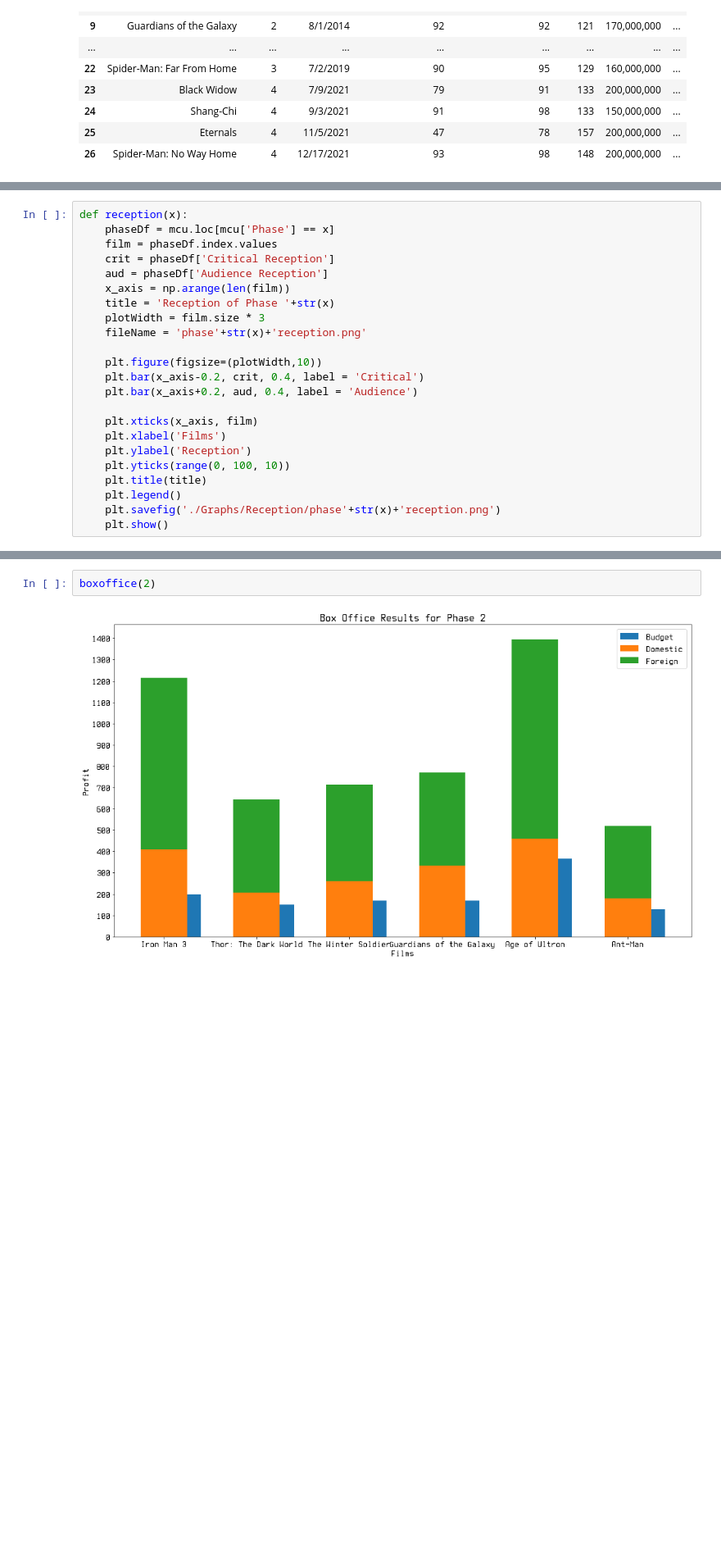
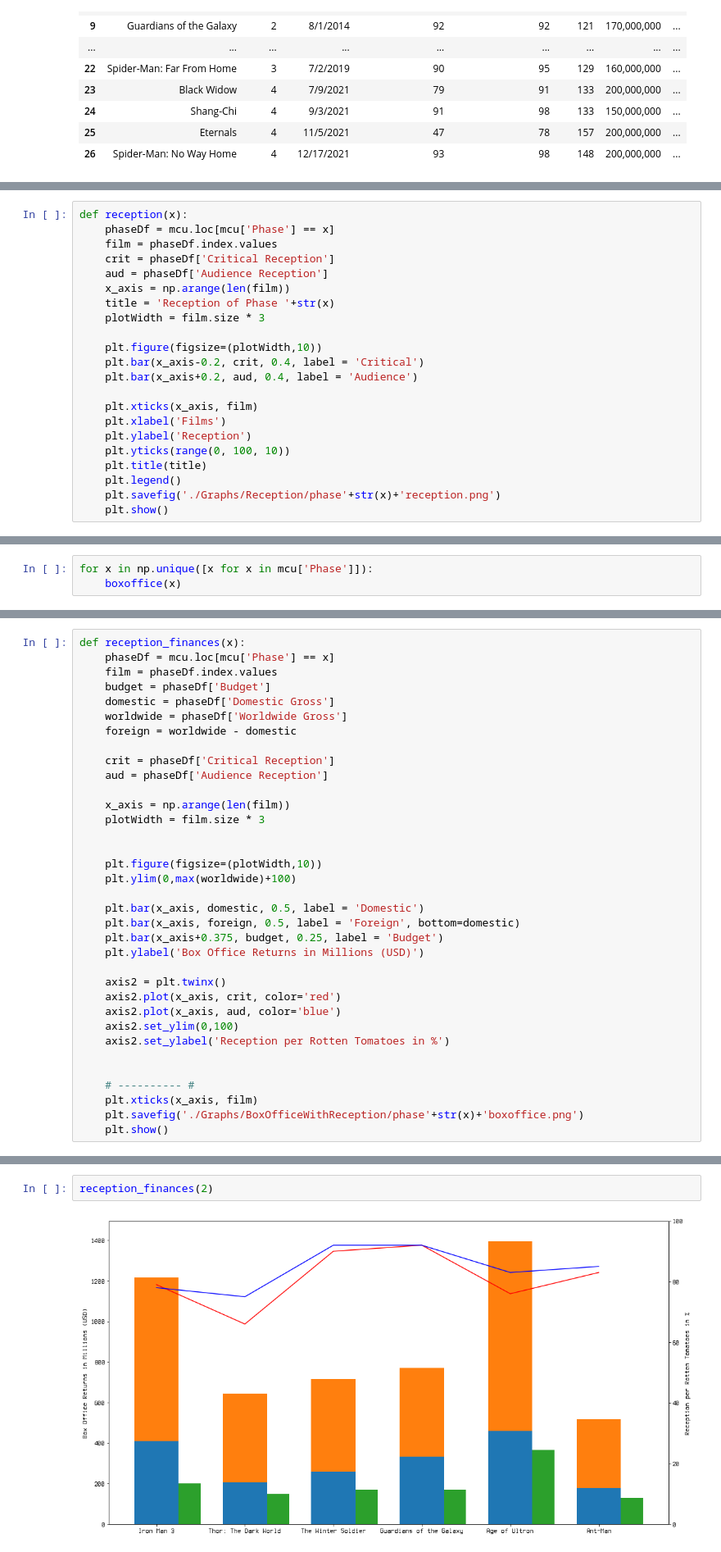
Before and after one commit to zsbrown97/Datasets, a Jupyter notebook: MCU/MCU.ipynb, the cells around one changed output, grey strips where cells are left out. Shown at 82% size. Cells and saved outputs as stored; diff of their text form; blank space fills up the shorter version.

Commit message:
new graphs and combined mcu function"

```diff
--- a/MCU/MCU.ipynb
+++ b/MCU/MCU.ipynb
@@ -115,7 +123,6 @@ def reception(x):
     x_axis = np.arange(len(film))
     title = 'Reception of Phase '+str(x)
     plotWidth = film.size * 3
-    fileName = 'phase'+str(x)+'reception.png'
 
     plt.figure(figsize=(plotWidth,10))
     plt.bar(x_axis-0.2, crit, 0.4, label = 'Critical')
@@ -163 +173,4 @@ def boxoffice(x):
     plt.show()
+# %%
+for x in np.unique([x for x in mcu['Phase']]):
+    boxoffice(x)
@@ -163,0 +182,35 @@ def boxoffice(x):
+# %%
+def reception_finances(x):
+    phaseDf = mcu.loc[mcu['Phase'] == x]
+    film = phaseDf.index.values
+    budget = phaseDf['Budget']
+    domestic = phaseDf['Domestic Gross']
+    worldwide = phaseDf['Worldwide Gross']
+    foreign = worldwide - domestic
+
+    crit = phaseDf['Critical Reception']
+    aud = phaseDf['Audience Reception']
+
+    x_axis = np.arange(len(film))
+    plotWidth = film.size * 3
+
+
+    plt.figure(figsize=(plotWidth,10))
+    plt.ylim(0,max(worldwide)+100)
+
+    plt.bar(x_axis, domestic, 0.5, label = 'Domestic')
+    plt.bar(x_axis, foreign, 0.5, label = 'Foreign', bottom=domestic)
+    plt.bar(x_axis+0.375, budget, 0.25, label = 'Budget')
+    plt.ylabel('Box Office Returns in Millions (USD)')
+
+    axis2 = plt.twinx()
+    axis2.plot(x_axis, crit, color='red')
+    axis2.plot(x_axis, aud, color='blue')
+    axis2.set_ylim(0,100)
+    axis2.set_ylabel('Reception per Rotten Tomatoes in %')
+
+
+    # ---------- #
+    plt.xticks(x_axis, film)
+    plt.savefig('./Graphs/BoxOfficeWithReception/phase'+str(x)+'boxoffice.png')
+    plt.show()
@@ -164,4 +225,4 @@ def boxoffice(x):
 # %%
-boxoffice(2)
+reception_finances(2)
 # %% [output]
-[figure, old version]
+[figure, new version]
```
Also changed, not shown: parts of 11 cells of this notebook, 10 other files.
